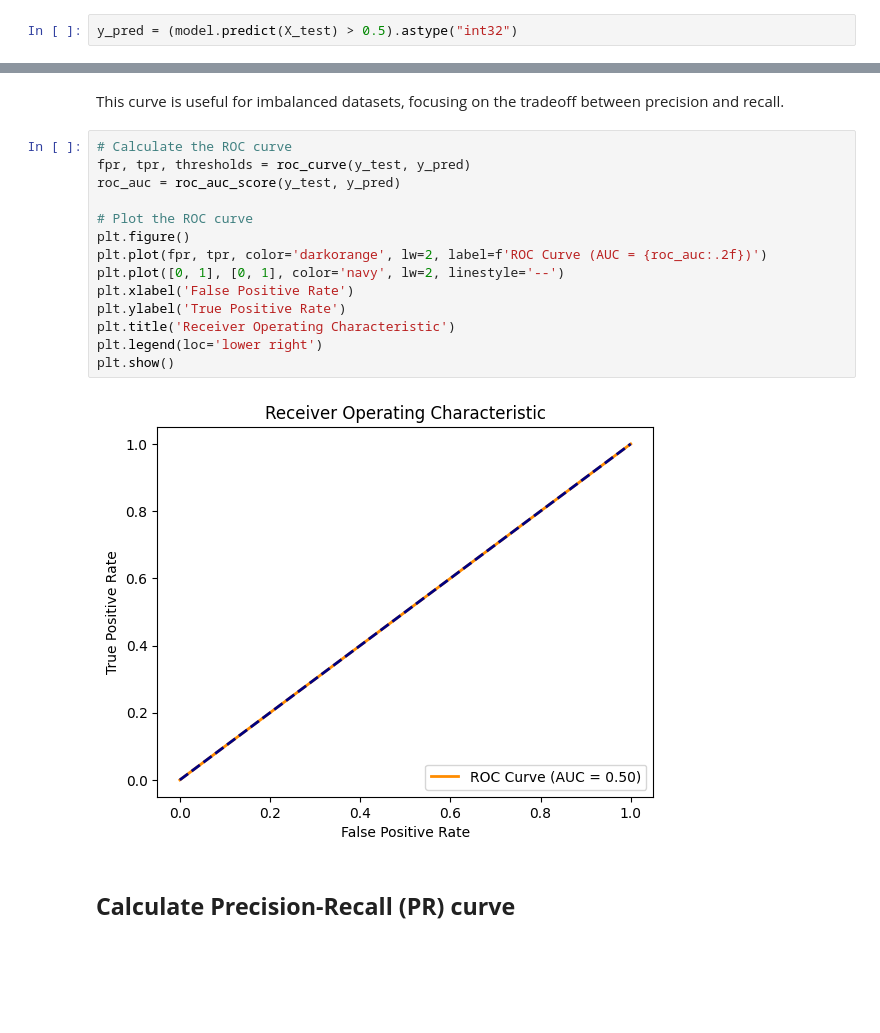
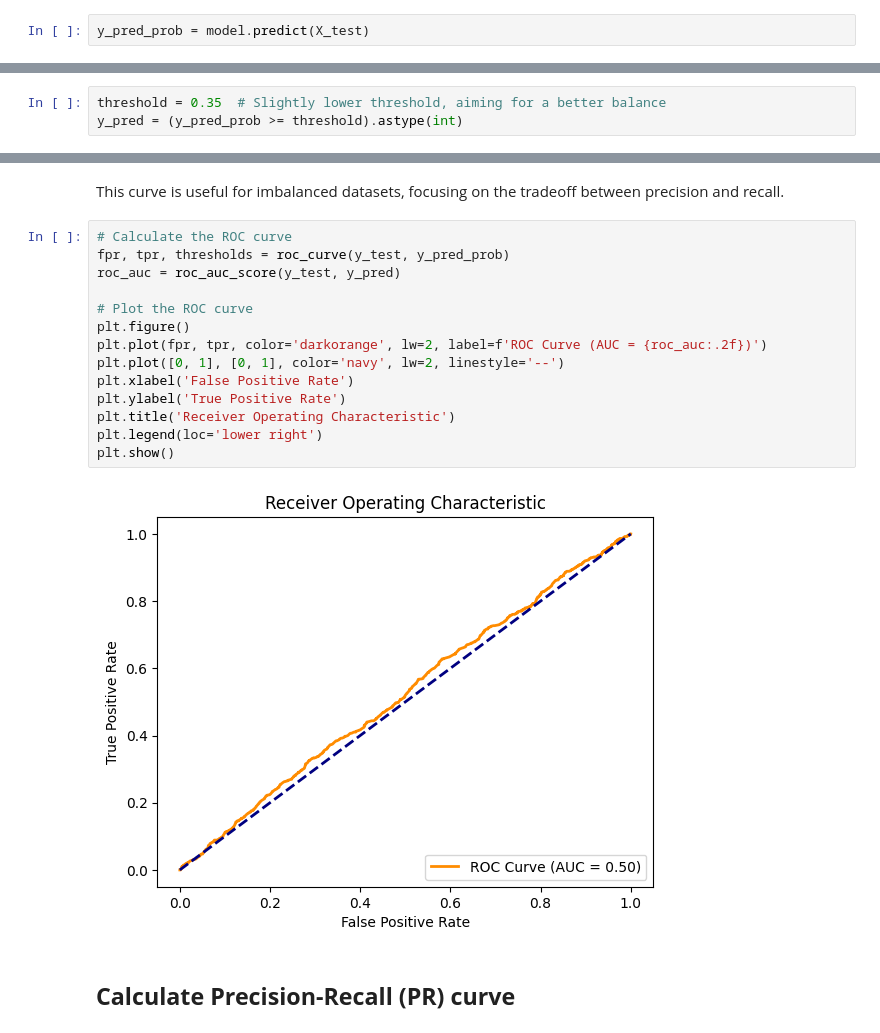
Before and after one commit to LauraLucasZ/Credit_Card_Approval_Prediction_ML, a Jupyter notebook: AiProject.ipynb, the cells around one changed output, grey strips where cells are left out. Drawn from its saved outputs; the diff is of its cells as text; blank space fills up the shorter version.

```diff
--- a/AiProject.ipynb
+++ b/AiProject.ipynb
@@ -977,5 +977,5 @@ Test Accuracy: 0.8612410426139832
 # %% [markdown]
 ## **Generate predictions**
 # %%
-y_pred = (model.predict(X_test) > 0.5).astype("int32")
+y_pred_prob = model.predict(X_test)
 # %% [output]
@@ -983,3 +983,6 @@ y_pred = (model.predict(X_test) > 0.5).astype("int32")
+# %%
+threshold = 0.35  # Slightly lower threshold, aiming for a better balance
+y_pred = (y_pred_prob >= threshold).astype(int)
 # %% [markdown]
 ## **Confusion Matrix**
 # %%
@@ -1048,20 +1051,20 @@ plt.show()
 This curve is useful for imbalanced datasets, focusing on the tradeoff between precision and recall.
 # %%
 # Calculate the ROC curve
-fpr, tpr, thresholds = roc_curve(y_test, y_pred)
+fpr, tpr, thresholds = roc_curve(y_test, y_pred_prob)
 roc_auc = roc_auc_score(y_test, y_pred)
 
 # Plot the ROC curve
 plt.figure()
 plt.plot(fpr, tpr, color='darkorange', lw=2, label=f'ROC Curve (AUC = {roc_auc:.2f})')
 plt.plot([0, 1], [0, 1], color='navy', lw=2, linestyle='--')
 plt.xlabel('False Positive Rate')
 plt.ylabel('True Positive Rate')
 plt.title('Receiver Operating Characteristic')
 plt.legend(loc='lower right')
 plt.show()
 # %% [output]
-[figure, old version]
+[figure, new version]
 # %% [markdown]
 ## **Calculate Precision-Recall (PR) curve**
 # %% [markdown]
```
Also changed, not shown: parts of 10 cells of this notebook.
